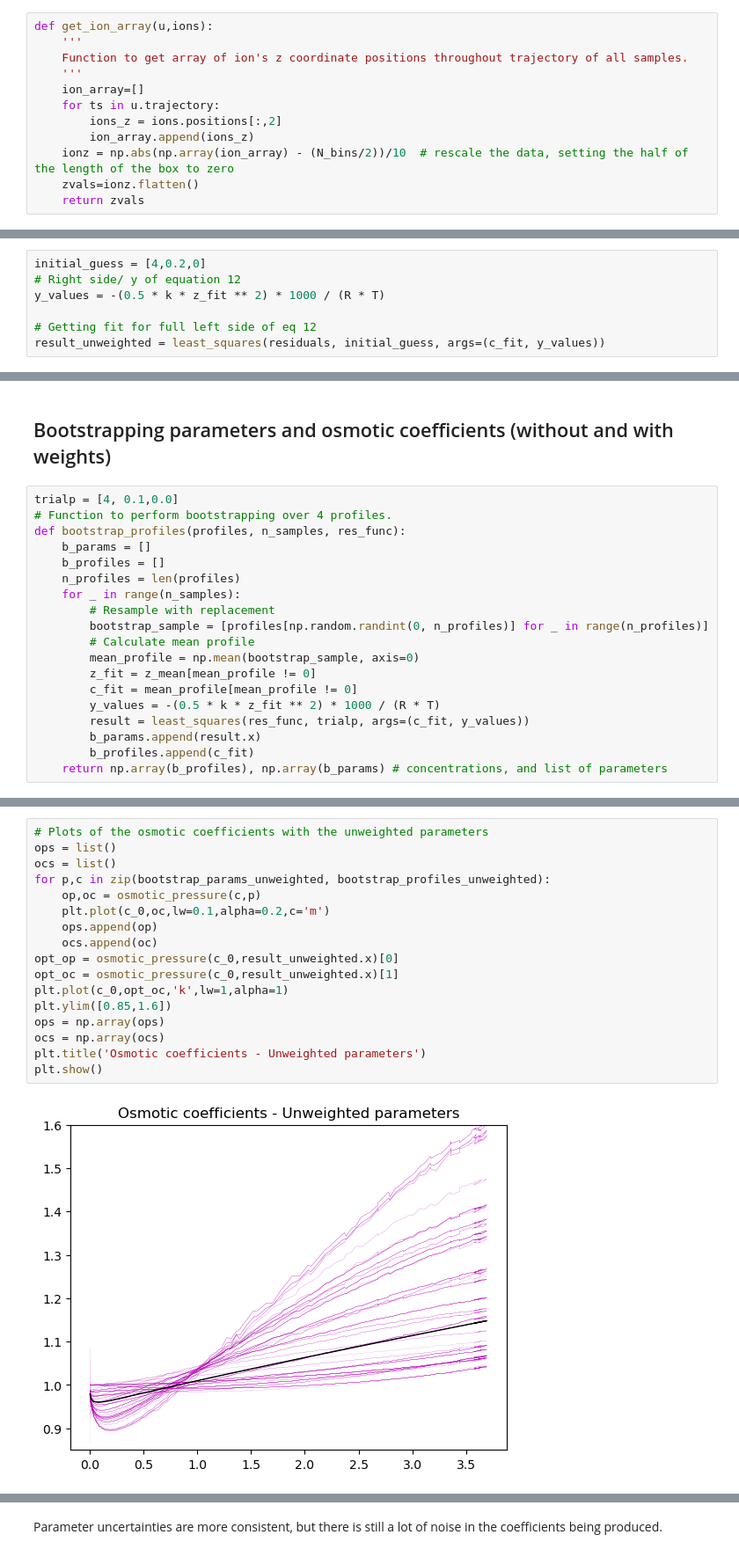
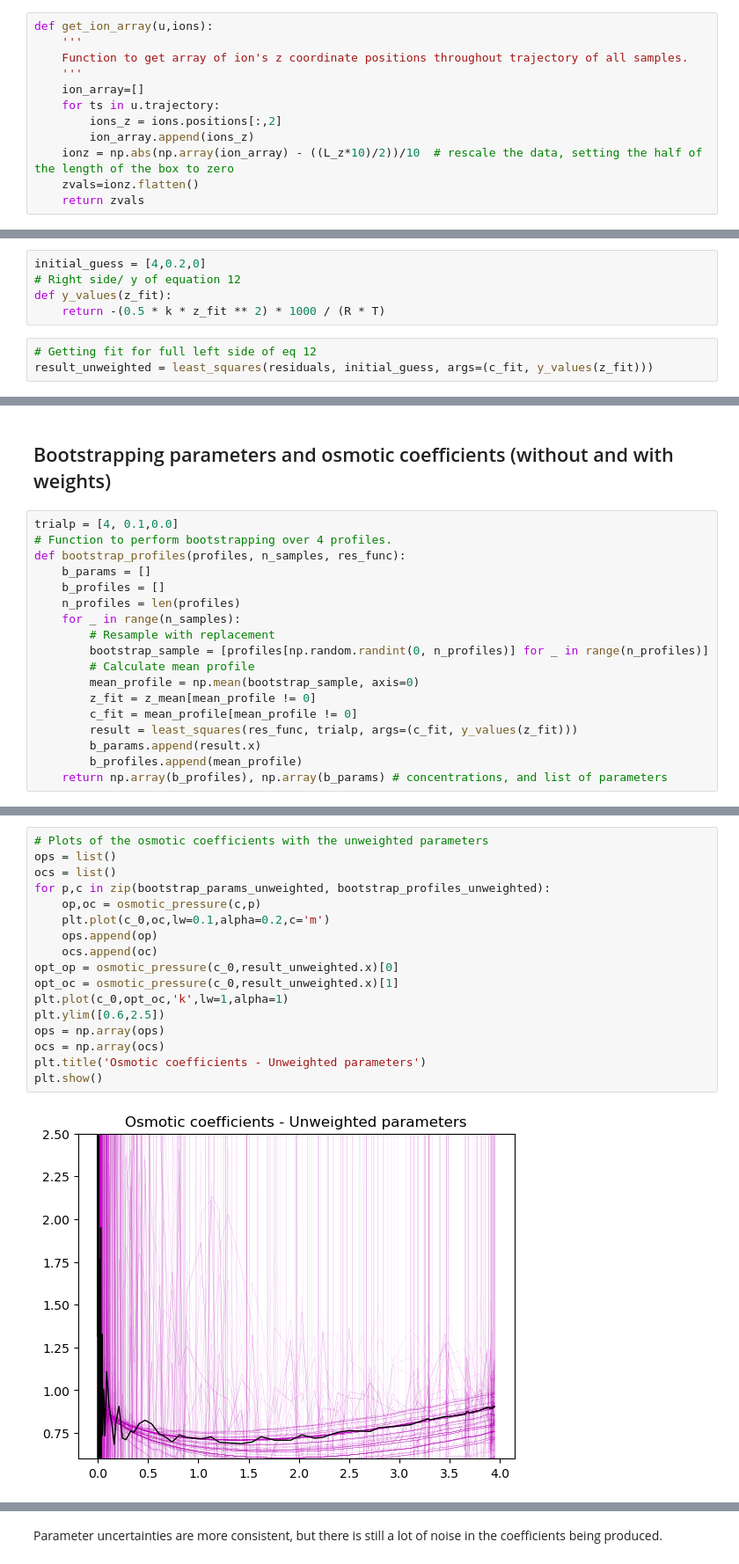
Before and after one commit to barmoral/osmotic_calculations, a Jupyter notebook: HarmonicPotential_analysis/harmonic_maxlikelihood_analysis.ipynb, the cells around one changed output, grey strips where cells are left out. Shown at 88% size. Drawn from its saved outputs; the diff is of its cells as text.

```diff
--- a/HarmonicPotential_analysis/harmonic_maxlikelihood_analysis.ipynb
+++ b/HarmonicPotential_analysis/harmonic_maxlikelihood_analysis.ipynb
@@ -70,7 +70,7 @@ def get_ion_array(u,ions):
     for ts in u.trajectory:
         ions_z = ions.positions[:,2]
         ion_array.append(ions_z)
-    ionz = np.abs(np.array(ion_array) - (N_bins/2))/10  # rescale the data, setting the half of the length of the box to zero
+    ionz = np.abs(np.array(ion_array) - ((L_z*10)/2))/10  # rescale the data, setting the half of the length of the box to zero
     zvals=ionz.flatten()
     return zvals
 # %%
@@ -230,10 +230,11 @@ We first do a direct least squares fit to the histogramed concentrations
 # %%
 initial_guess = [4,0.2,0]
 # Right side/ y of equation 12
-y_values = -(0.5 * k * z_fit ** 2) * 1000 / (R * T)
-
-# Getting fit for full left side of eq 12
-result_unweighted = least_squares(residuals, initial_guess, args=(c_fit, y_values))
+def y_values(z_fit):
+    return -(0.5 * k * z_fit ** 2) * 1000 / (R * T)
+# %%
+# Getting fit for full left side of eq 12
+result_unweighted = least_squares(residuals, initial_guess, args=(c_fit, y_values(z_fit)))
 # %% [markdown]
 Plot the results of the unweighted fit
 # %%
@@ -328,10 +330,9 @@ def bootstrap_profiles(profiles, n_samples, res_func):
         mean_profile = np.mean(bootstrap_sample, axis=0)
         z_fit = z_mean[mean_profile != 0]
         c_fit = mean_profile[mean_profile != 0]
-        y_values = -(0.5 * k * z_fit ** 2) * 1000 / (R * T)
-        result = least_squares(res_func, trialp, args=(c_fit, y_values))
+        result = least_squares(res_func, trialp, args=(c_fit, y_values(z_fit)))
         b_params.append(result.x)
-        b_profiles.append(c_fit)
+        b_profiles.append(mean_profile)
     return np.array(b_profiles), np.array(b_params) # concentrations, and list of parameters
 # %%
 # Perform bootstrapping with unweighted fit
@@ -358,22 +359,22 @@ Param 2 = -0.018827735164206987 +/- 0.033766717476529796
 # %%
 # Plots of the osmotic coefficients with the unweighted parameters
 ops = list()
 ocs = list()
 for p,c in zip(bootstrap_params_unweighted, bootstrap_profiles_unweighted):
     op,oc = osmotic_pressure(c,p)
     plt.plot(c_0,oc,lw=0.1,alpha=0.2,c='m')
     ops.append(op)
     ocs.append(oc)
 opt_op = osmotic_pressure(c_0,result_unweighted.x)[0]
 opt_oc = osmotic_pressure(c_0,result_unweighted.x)[1]
 plt.plot(c_0,opt_oc,'k',lw=1,alpha=1)
-plt.ylim([0.85,1.6])
+plt.ylim([0.6,2.5])
 ops = np.array(ops)
 ocs = np.array(ocs)
 plt.title('Osmotic coefficients - Unweighted parameters')
 plt.show()
 # %% [output]
-[figure, old version]
+[figure, new version]
 # %%
 # Perform bootstrapping with weighted residuals
 bootstrap_profiles_weighted, bootstrap_params_weighted  = bootstrap_profiles(profiles=concentration_profiles, n_samples=500, res_func=weighted_residuals)
```
Also changed, not shown: parts of 24 cells of this notebook, 12 other files.
